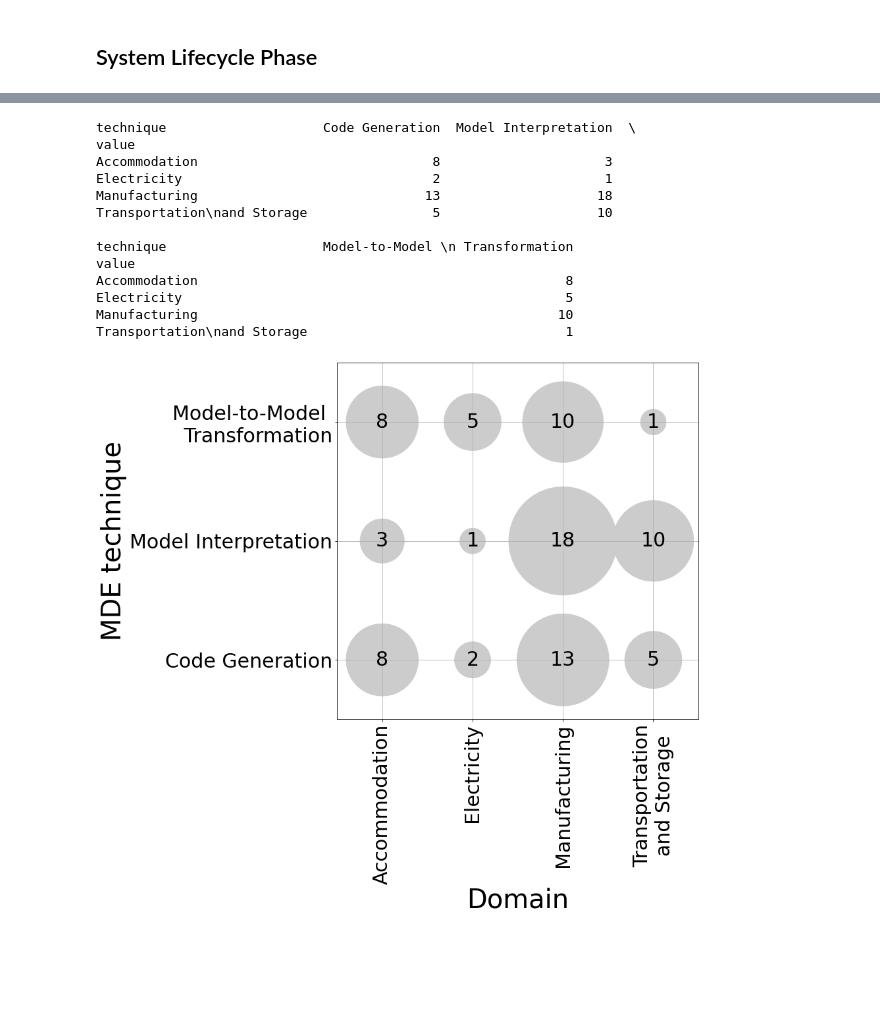
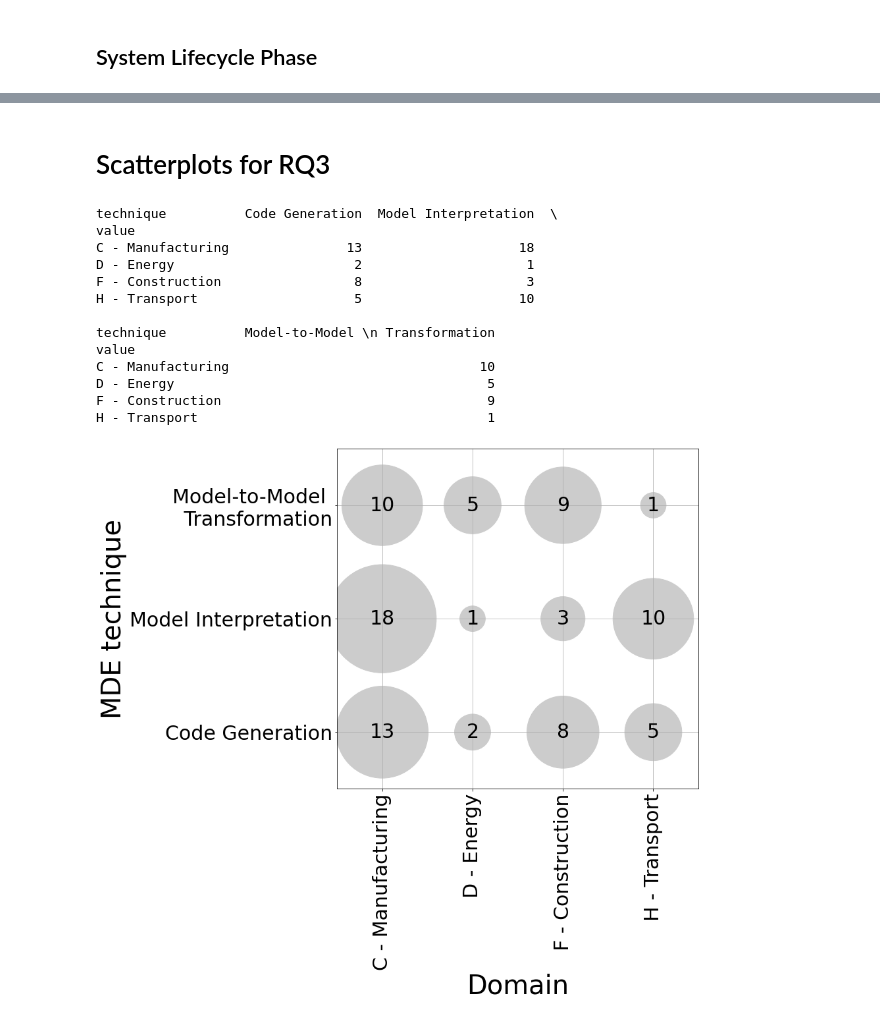
Before and after one commit to cdl-mint/mde4dts, a Jupyter notebook: scripts/scatterplots.ipynb, the cells around one changed output, grey strips where cells are left out. Saved outputs shown, nothing was run; the diff lists cells and outputs as text; code cells hidden in the pictures; blank space fills up the shorter version.

```diff
--- a/scripts/scatterplots.ipynb
+++ b/scripts/scatterplots.ipynb
@@ -42,8 +42,8 @@ destination_folder = './target/img/'
 fileformat = ".pdf"
 input_json = "./data/data_consolidated_semistructured.json"
 
-domains = ['Accommodation', 'Electricity', 'Manufacturing',
-       'Transportation and Storage']
+domains = ['F - Construction', 'D - Energy', 'C - Manufacturing',
+       'H - Transport']
 mdetches = ['Code\n Generation', 'Model\n Interpretation',
        'Model to Model\n Transformation']
 trls = ["Solution Proposal \n", "Validation Research \n", "Evaluation Research \n"]
@@ -624,32 +594,34 @@ Operate                                   7
+# %% [markdown]
+# Scatterplots for RQ3
 # %%
 # MDE techniques per domain
-domains_techniques_copy = domains_techniques_copy.rename(columns={"Transportation and Storage": "Transportation\nand Storage"})
+#domains_techniques_copy = domains_techniques_copy.rename(columns={"Transportation and Storage": "Transportation\nand Storage"})
 domains_techniques_copy_scatter = domains_techniques_copy.transpose()
 domains_techniques_copy_scatter = domains_techniques_copy_scatter.rename(columns={"Model to Model Transformation": "Model-to-Model \n Transformation"})
 print(domains_techniques_copy_scatter)
 plt.figure(figsize=(13,12))
 x_rotation = 90
 scatter_for_df(domains_techniques_copy_scatter)
 plt.xlabel("Domain", fontsize=40)
 plt.ylabel("MDE technique", fontsize=40)
 plt.ylim(0.5, 3.5)
 plt.xlim(0.5, 4.5)
 plt.tight_layout()
 plt.savefig(destination_folder + "Domain_MDE_scatter" + ".pdf")
 # %% [output]
-technique                    Code Generation  Model Interpretation  \
+technique          Code Generation  Model Interpretation  \
 value
-Accommodation                              8                     3
-Electricity                                2                     1
-Manufacturing                             13                    18
-Transportation\nand Storage                5                    10
+C - Manufacturing               13                    18
+D - Energy                       2                     1
+F - Construction                 8                     3
+H - Transport                    5                    10
 
-technique                    Model-to-Model \n Transformation
+technique          Model-to-Model \n Transformation
 value
-Accommodation                                               8
-Electricity                                                 5
-Manufacturing                                              10
-Transportation\nand Storage                                 1
+C - Manufacturing                                10
+D - Energy                                        5
+F - Construction                                  9
+H - Transport                                     1
-[figure, old version]
+[figure, new version]
 # %%
 ucd_tt_copy = ucd_tt_copy.transpose()
```
Also changed, not shown: parts of 28 cells of this notebook, 9 other files.
